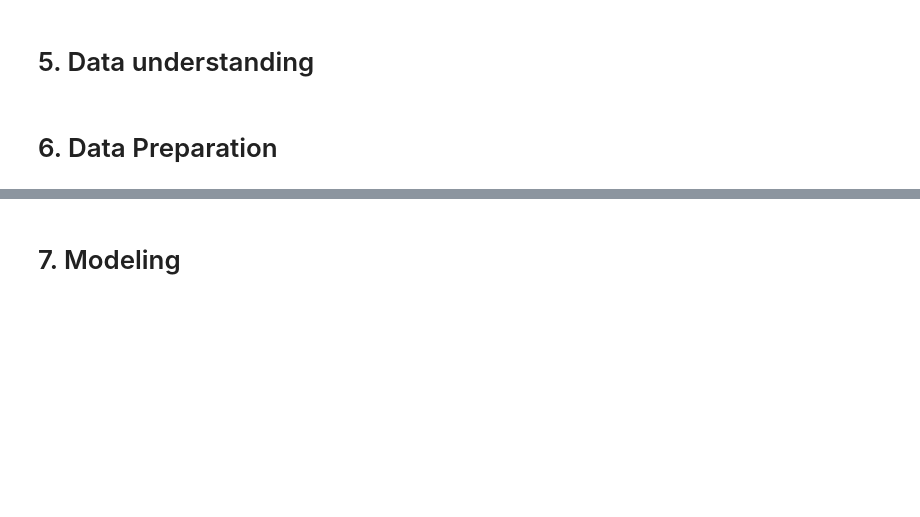
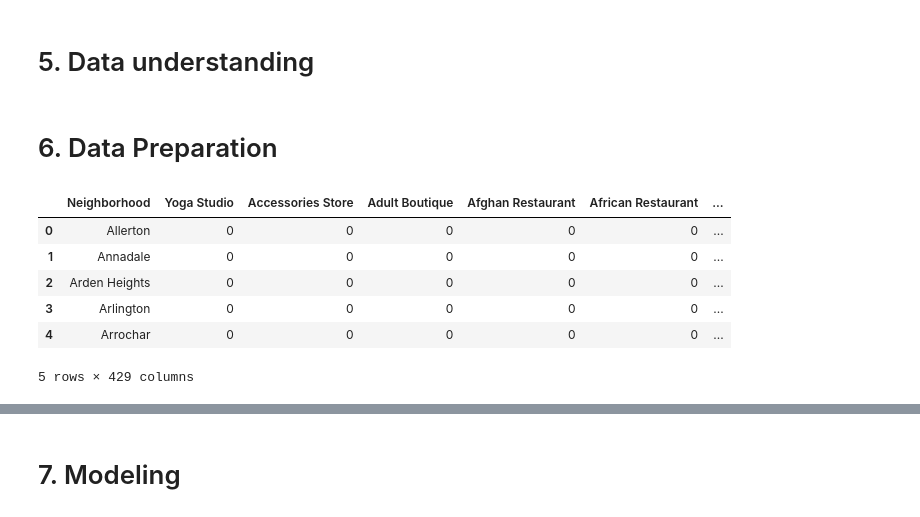
Before and after one commit to Paganiniana/Coursera_Capstone, a Jupyter notebook: neighborhood_education.ipynb, the cells around one changed output, grey strips where cells are left out. Saved outputs shown, nothing was run; the diff lists cells and outputs as text; code cells hidden in the pictures; blank space fills up the shorter version.

Commit message:
Start adding zip data to neighborhood data

```diff
--- a/neighborhood_education.ipynb
+++ b/neighborhood_education.ipynb
@@ -105,5 +108,6 @@ sat_df.head()
 # %%
 # Neighborhood Data
+venues_df = pd.read_csv('data/100_venues_for_all_ny_hoods.csv')
 neighborhood_df = pd.read_csv('data/ny_neighborhood_venu_cat_count.csv')
 # %%
 neighborhood_df.head()
@@ -119,3 +123,34 @@ neighborhood_df.head()
 # 5. Data understanding
 # %% [markdown]
 # 6. Data Preparation
+# %%
+# Wrangle venues_df to extract Lat/Lng data and assign to neighborhood_df
+temp = venues_df[['Neighborhood', 'Neighborhood Latitude', 'Neighborhood Longitude']].drop_duplicates().reset_index(drop=True)
+
+# Get lat-lng values in order of neighborhood_df
+
+lat = []
+lng = []
+for n in neighborhood_df['Neighborhood']:
+    r = temp[temp['Neighborhood'] == n]
+    lat.append(r['Neighborhood Latitude'].iloc[0])
+    lng.append(r['Neighborhood Longitude'].iloc[0])
+
+# Assign new columns to neighborhood_df
+
+neighborhood_df['Neighborhood Latitude'] = lat
+neighborhood_df['Neighborhood Longitude'] = lng
+
+# Drop unncessary "Unnamed" column from neighborhood df
+
+neighborhood_df.drop(columns=["Unnamed: 0"], inplace=True)
+# %%
+neighborhood_df.head()
+# %% [output]
+|  | Neighborhood | Yoga Studio | Accessories Store | Adult Boutique | Afghan Restaurant | African Restaurant | ... |
+| 0 | Allerton | 0 | 0 | 0 | 0 | 0 | ... |
+| 1 | Annadale | 0 | 0 | 0 | 0 | 0 | ... |
+| 2 | Arden Heights | 0 | 0 | 0 | 0 | 0 | ... |
+| 3 | Arlington | 0 | 0 | 0 | 0 | 0 | ... |
+| 4 | Arrochar | 0 | 0 | 0 | 0 | 0 | ... |
+5 rows × 429 columns
```
Also changed, not shown: parts of 8 cells of this notebook.
